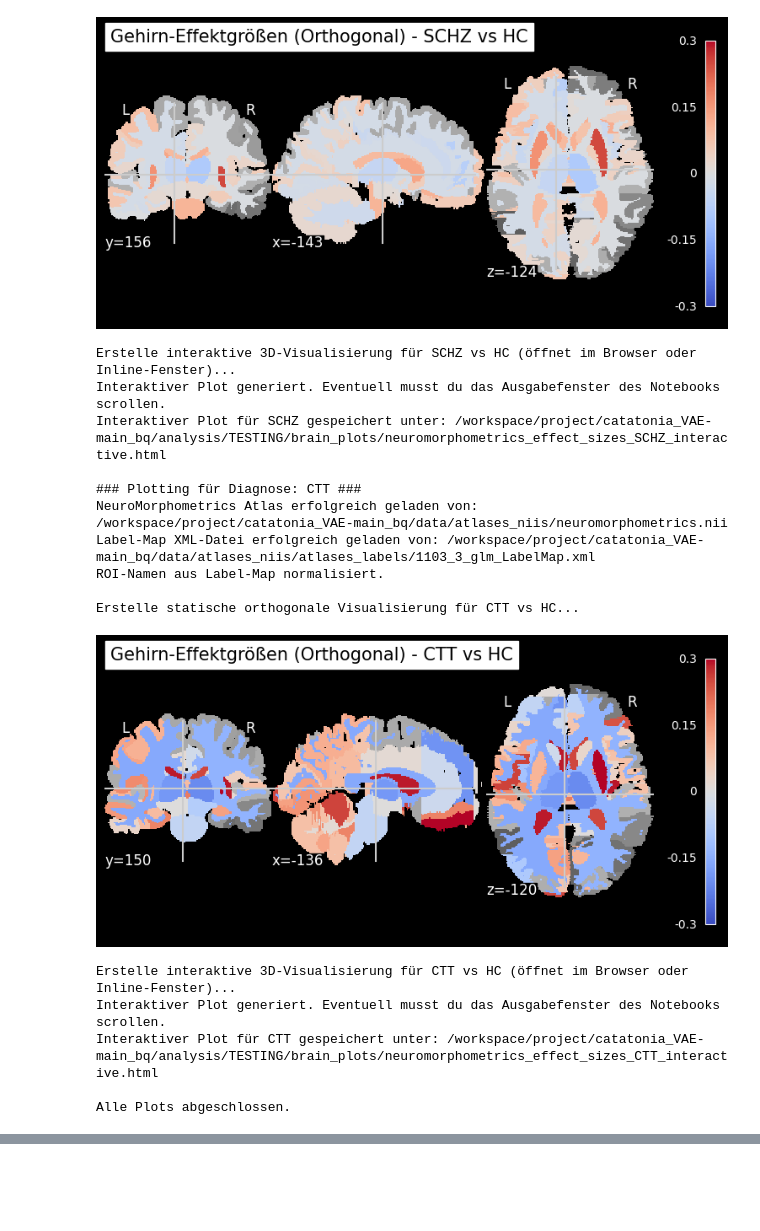
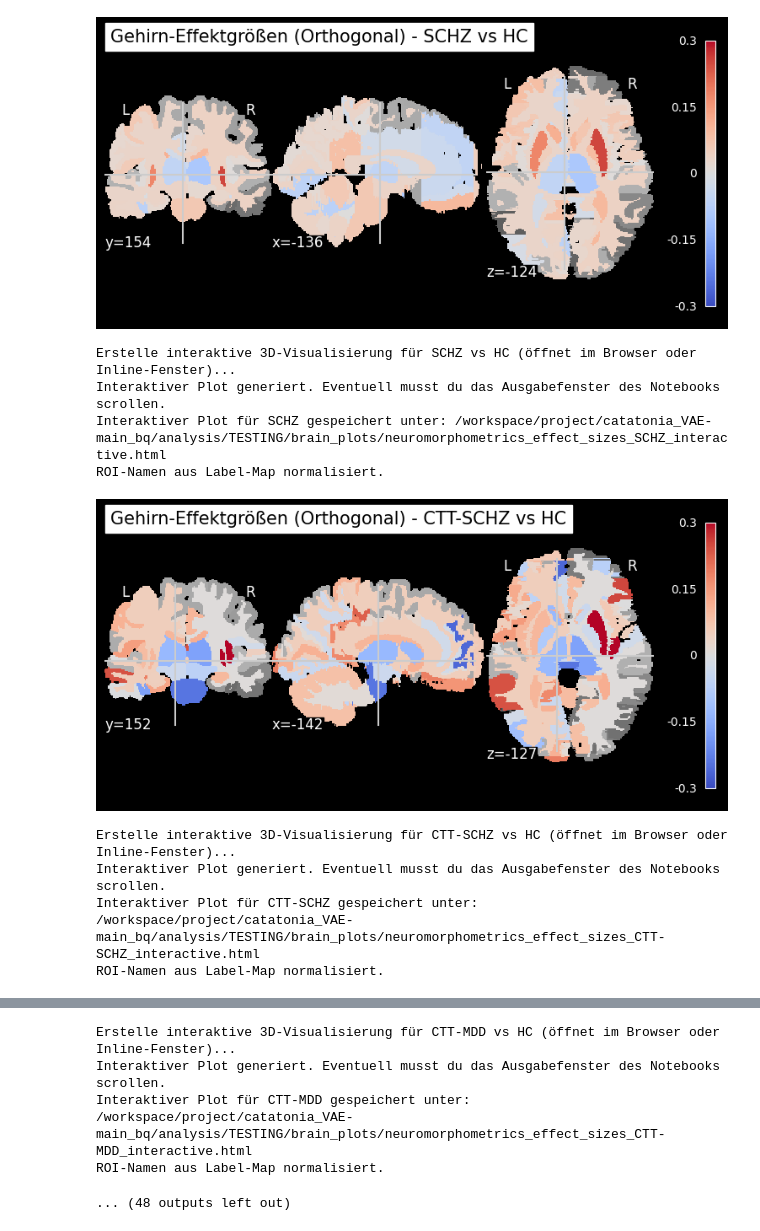
Before and after one commit to lisaduttenhoefer/BA_mriContrastVAE, a Jupyter notebook: project/catatonia_VAE-main_bq/src/saliency_maps.ipynb, the cells around one changed output, grey strips where cells are left out. Saved outputs shown, nothing was run; the diff lists cells and outputs as text; code cells hidden in the pictures; blank space fills up the shorter version.

Commit message:
plots pretty & heatmap with CTT top regions

```diff
--- a/project/catatonia_VAE-main_bq/src/saliency_maps.ipynb
+++ b/project/catatonia_VAE-main_bq/src/saliency_maps.ipynb
@@ -207,7 +207,7 @@ def plot_brain_with_effect_sizes_neuromorphometrics(
 if __name__ == '__main__':
     neuro_morphometrics_atlas_path = "/workspace/project/catatonia_VAE-main_bq/data/atlases_niis/neuromorphometrics.nii"
     label_map_xml_path = '/workspace/project/catatonia_VAE-main_bq/data/atlases_niis/atlases_labels/1103_3_glm_LabelMap.xml'
-    my_actual_effect_sizes_csv_path = "/workspace/project/catatonia_VAE-main_bq/analysis/TESTING/deviation_results_norm_results_HC_Vgm_Vwm_Vcsf_neuromorphometrics_cobra_lpba40_20250606_0540_20250613_121208/deviation_scores_with_roi_names.csv"
+    my_actual_effect_sizes_csv_path = "/workspace/project/catatonia_VAE-main_bq/analysis/TESTING/CTT(MDD_SCHZ)/deviation_results_norm_results_HC_V_g_m_neuromorphometrics_cobra_lpba40_20250606_0349_20250618_132436/effect_sizes_HC.csv"
 
     # Define the diagnosis column nam
     diagnosis_column_name = 'Diagnosis' # <--- Make sure this matches your CSV column name exactly
@@ -231,12 +231,12 @@ if __name__ == '__main__':
         if not diagnoses_to_plot:
             print(f"Keine anderen Diagnosen als '{norm_diagnosis}' zum Plotten gefunden.")
         else:
-            print(f"\n--- Starte Plotting für folgende Diagnosen: {', '.join(diagnoses_to_plot)} ---")
+            #print(f"\n--- Starte Plotting für folgende Diagnosen: {', '.join(diagnoses_to_plot)} ---")
             output_dir = "/workspace/project/catatonia_VAE-main_bq/analysis/TESTING/brain_plots"
             os.makedirs(output_dir, exist_ok=True) # Create output directory if it doesn't exist
 
             for diagnosis in diagnoses_to_plot:
-                print(f"\n### Plotting für Diagnose: {diagnosis} ###")
+                #print(f"\n### Plotting für Diagnose: {diagnosis} ###")
                 df_for_diagnosis = all_effect_sizes_df[all_effect_sizes_df[diagnosis_column_name] == diagnosis].copy()
 
                 if df_for_diagnosis.empty:
@@ -313,17 +297,10 @@ Erstelle statische orthogonale Visualisierung für SCHZ vs HC...
-[figure, old version]
+[figure, new version]
 Erstelle interaktive 3D-Visualisierung für SCHZ vs HC (öffnet im Browser oder Inline-Fenster)...
 Interaktiver Plot generiert. Eventuell musst du das Ausgabefenster des Notebooks scrollen.
 Interaktiver Plot für SCHZ gespeichert unter: /workspace/project/catatonia_VAE-main_bq/analysis/TESTING/brain_plots/neuromorphometrics_effect_sizes_SCHZ_interactive.html
-
-### Plotting für Diagnose: CTT ###
-NeuroMorphometrics Atlas erfolgreich geladen von: /workspace/project/catatonia_VAE-main_bq/data/atlases_niis/neuromorphometrics.nii
-Label-Map XML-Datei erfolgreich geladen von: /workspace/project/catatonia_VAE-main_bq/data/atlases_niis/atlases_labels/1103_3_glm_LabelMap.xml
 ROI-Namen aus Label-Map normalisiert.
-
-Erstelle statische orthogonale Visualisierung für CTT vs HC...
-[figure, old version]
+[figure, new version]
-Erstelle interaktive 3D-Visualisierung für CTT vs HC (öffnet im Browser oder Inline-Fenster)...
+Erstelle interaktive 3D-Visualisierung für CTT-SCHZ vs HC (öffnet im Browser oder Inline-Fenster)...
 Interaktiver Plot generiert. Eventuell musst du das Ausgabefenster des Notebooks scrollen.
-Interaktiver Plot für CTT gespeichert unter: /workspace/project/catatonia_VAE-main_bq/analysis/TESTING/brain_plots/neuromorphometrics_effect_sizes_CTT_interactive.html
-
-Alle Plots abgeschlossen.
+Interaktiver Plot für CTT-SCHZ gespeichert unter: /workspace/project/catatonia_VAE-main_bq/analysis/TESTING/brain_plots/neuromorphometrics_effect_sizes_CTT-SCHZ_interactive.html
+ROI-Namen aus Label-Map normalisiert.
@@ -329,0 +308,5 @@ Alle Plots abgeschlossen.
+Erstelle interaktive 3D-Visualisierung für CTT-MDD vs HC (öffnet im Browser oder Inline-Fenster)...
+Interaktiver Plot generiert. Eventuell musst du das Ausgabefenster des Notebooks scrollen.
+Interaktiver Plot für CTT-MDD gespeichert unter: /workspace/project/catatonia_VAE-main_bq/analysis/TESTING/brain_plots/neuromorphometrics_effect_sizes_CTT-MDD_interactive.html
+ROI-Namen aus Label-Map normalisiert.
+... (48 outputs left out)
```
Also changed, not shown: parts of 3 cells of this notebook, 6 other files.
